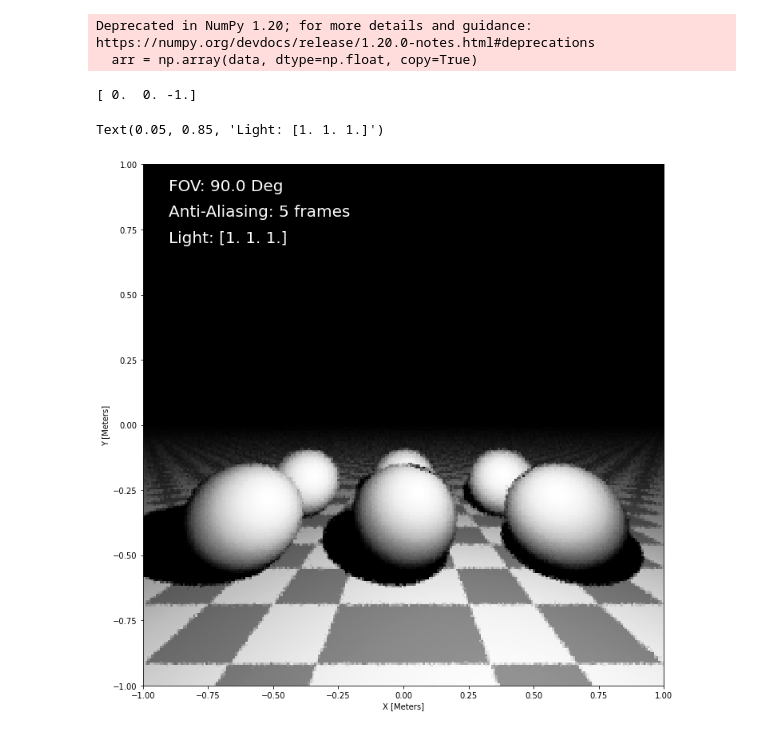
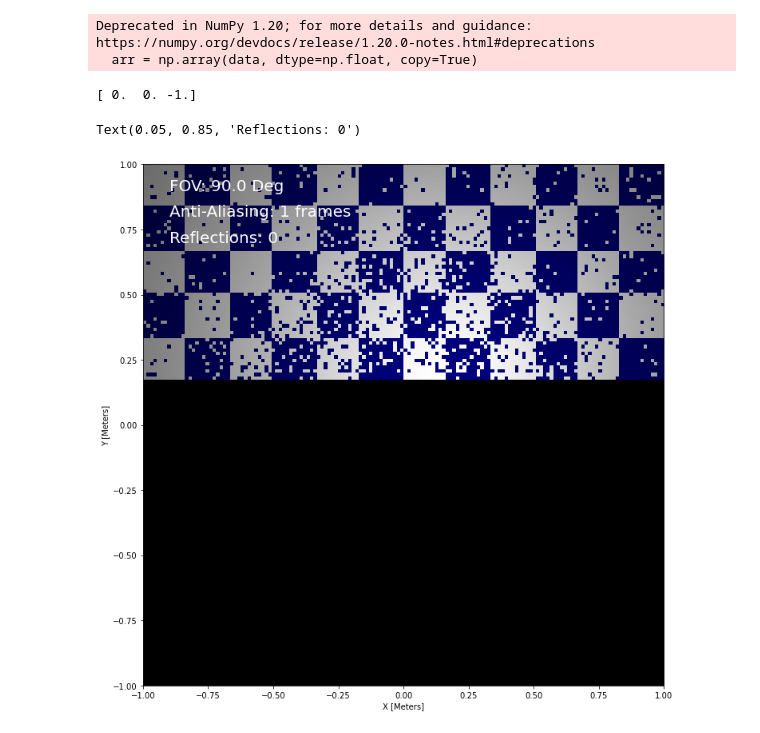
Before and after one commit to rikab/rikabtools, a Jupyter notebook: raytrace.ipynb, the cells around one changed output. Saved outputs shown, nothing was run; the diff lists cells and outputs as text; code cells hidden in the pictures.

Commit message:
color

```diff
--- a/raytrace.ipynb
+++ b/raytrace.ipynb
@@ -70,6 +70,10 @@ class vec3(np.ndarray):
     def __setattr__(self, name, val):
         self[_xyzto012(name)] = val
 
+    def elementwise_mul(self, other):
+
+        return vec3(self[0] * other[0], self[1]*other[1], self[2]*other[2])
+
     def get_spherical(self):
         r = abs(self)
         if r < _TINY:
@@ -167,17 +189,17 @@ screen_height = 2*1
 screen_width = 2*1
 fov = np.pi / 2
 
-frames = 5
-pixel_jitter_std = 0.25 # fraction of width per pixel
+frames = 1
+pixel_jitter_std = 0.00 # fraction of width per pixel
 
 camera_loc = vec3(0, 0, - screen_height / 2 / np.tan(fov / 2))
 print(camera_loc)
 distance_cutoff = 999999
 
 
-pixels_x = 250
-pixels_y = 250
-image = np.zeros((pixels_x, pixels_y))
+pixels_x = 150
+pixels_y = 150
+image = np.zeros((pixels_x, pixels_y, 3))
 
 
 
@@ -191,8 +213,13 @@ spheres = [Sphere(vec3(-1.75, 0, 4), 1),
         #    Sphere(vec3(0.50, 0, 4), 0.25),
            ]
 
-infinite_plane = InfPlane(vec3(-2.75, 0, 0))
-objects = [*spheres, infinite_plane]
+infinite_planes = [InfPlane(vec3(-2.75, 0, 0), color = vec3(1,0,0)),
+                   InfPlane(vec3(0, 0, 5), color = vec3(0,0,1)),
+                #     InfPlane(vec3(0, 5, 0), color = vec3(0,1,0)),
+                #    InfPlane(vec3(0, -5, 0), color = vec3(0,1,0)),
+
+                    ]
+objects = [*spheres, *infinite_planes]
 
 centers = [vec3(-1.75, 0, 4), vec3(-0.75, 0, 4), vec3(0.0,0, 4), vec3(.5, 0, 4)]
 radii = [1, 0.75, .5, .25]
@@ -236,8 +263,8 @@ for N in range(frames):
 
             if min_distance < distance_cutoff:
                 intersect_loc = best_intersection[2]
-
                 normal_to_sphere = (best_intersection[3])
+                color = best_intersection[4]
                 light_source_direction = -(intersect_loc - light) / abs((intersect_loc - light))
                 costheta = normal_to_sphere * light_source_direction / (abs(normal_to_sphere)) / (abs(light_source_direction))
 
@@ -245,44 +272,44 @@ for N in range(frames):
                 for obj in objects:
                     if not obj == best_object:
                         if obj.intersection(intersect_loc, light_source_direction)[0]:
-                            shadow = 0.0
+                            shadow = 0
                             break
 
 
-                # Checkerboard
-                shade = 1.0
-                if best_object == infinite_plane:
-                    x_int = int(intersect_loc[0] * 1)
-                    y_int = int(intersect_loc[1] * 1)
-                    z_int = int(intersect_loc[2] * 1)
-                    if (x_int + y_int + z_int) % 2 == 0:
-                        shade = 0.5
+                # # Checkerboard
+                # shade = 1.0
+                # if best_object == infinite_plane:
+                #     x_int = np.floor(intersect_loc[0] * 1)
+                #     y_int = np.floor(intersect_loc[1] * 1)
+                #     z_int = np.floor(intersect_loc[2] * 1)
+                #     if (x_int + y_int + z_int) % 2 == 0:
+                #         shade = 0.5
 
 
-                image[i, j] += max(costheta,0) * shadow * shade
+                image[i, j] += max(costheta,0) * shadow * color
                 # if image[i,j] >  0:
                     # print(pixel_loc, t, intersect_loc, normal_to_sphere, light_source_direction)
 
 
 
 image = image / frames
 
 
 
 fig, ax = plt.subplots(figsize=(12, 12))
 
-pixel_plot = plt.imshow(1-image, cmap="Greys", interpolation='nearest', extent=(-1, 1, -1, 1), norm = matplotlib.colors.Normalize(vmin=0, vmax=1))
+pixel_plot = plt.imshow(image, interpolation='nearest', extent=(-1, 1, -1, 1), norm = matplotlib.colors.Normalize(vmin=0, vmax=1))
 plt.xlabel("X [Meters]")
 plt.ylabel("Y [Meters]")
 # plt.title("FOV: 90 Deg, Fully Diffuse, Light at (2,2,1) Meters")
 plt.text(0.05, 1.00 - 0.05*1, f"FOV: {fov * 180.0 / np.pi} Deg", color = "white", fontsize = 20, transform = plt.gca().transAxes,)
 plt.text(0.05, 1.00 - 0.05*2, f"Anti-Aliasing: {frames} frames", color = "white", fontsize = 20, transform = plt.gca().transAxes,)
-plt.text(0.05, 1.00 - 0.05*3, f"Light: {light}", color = "white", fontsize = 20, transform = plt.gca().transAxes,)
+plt.text(0.05, 1.00 - 0.05*3, f"Reflections: {0}", color = "white", fontsize = 20, transform = plt.gca().transAxes,)
 # for n in range(len(centers)):
 #     plt.text(0.05, 1.00 - 0.05*(4+n), f"Sphere: {centers[n]}, R: {radii[n]}; 100% Diffuse", color = "white", fontsize = 20, transform = plt.gca().transAxes,)
 # %% [output]
 Deprecated in NumPy 1.20; for more details and guidance: https://numpy.org/devdocs/release/1.20.0-notes.html#deprecations
   arr = np.array(data, dtype=np.float, copy=True)
 [ 0.  0. -1.]
-Text(0.05, 0.85, 'Light: [1. 1. 1.]')
+Text(0.05, 0.85, 'Reflections: 0')
-[figure, old version]
+[figure, new version]
```
Also changed, not shown: parts of 1 cell of this notebook.
